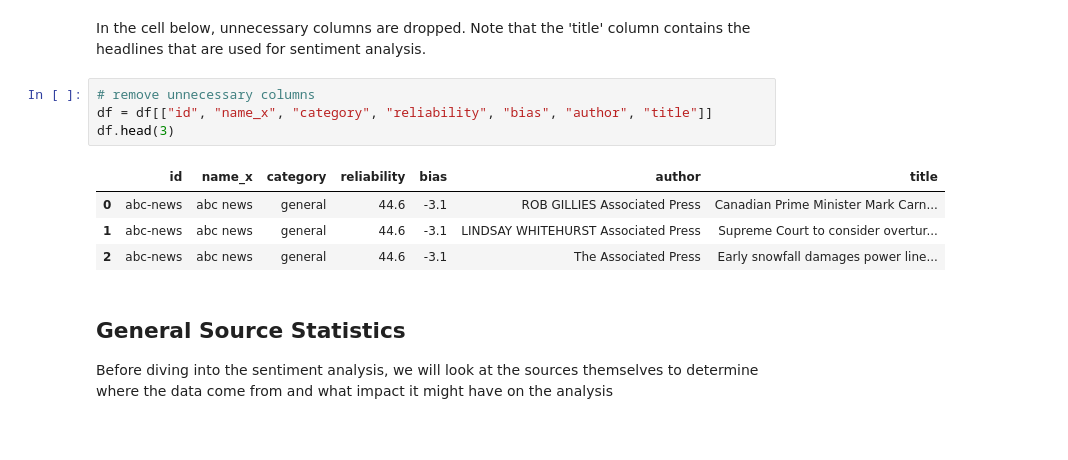
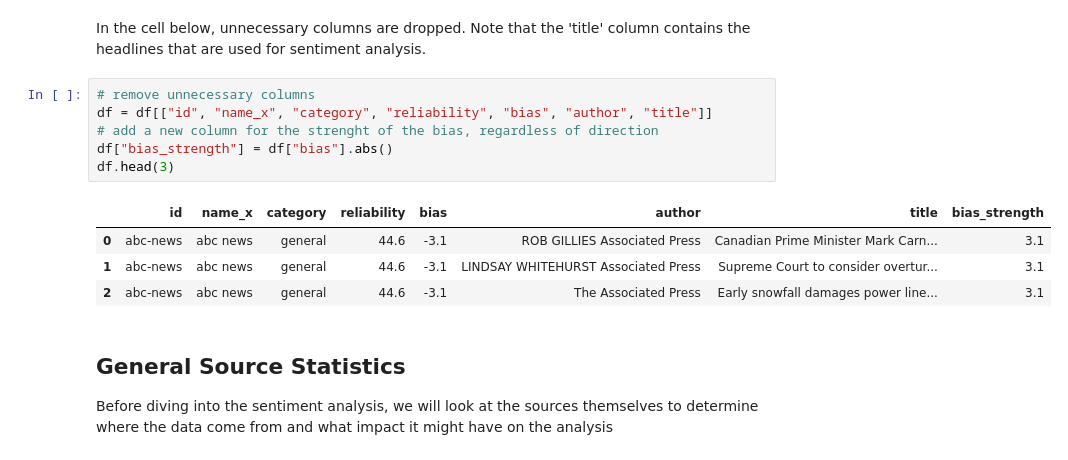
Before and after one commit to Joshua-Byrd/HeadlineAnalysis, a Jupyter notebook: notebooks/headline_analysis.ipynb, the cells around one changed output. Drawn from its saved outputs; the diff is of its cells as text.

```diff
--- a/notebooks/headline_analysis.ipynb
+++ b/notebooks/headline_analysis.ipynb
@@ -74,12 +74,14 @@ In the cell below, unnecessary columns are dropped. Note that the 'title' column
 # %%
 # remove unnecessary columns
 df = df[["id", "name_x", "category", "reliability", "bias", "author", "title"]]
+# add a new column for the strenght of the bias, regardless of direction
+df["bias_strength"] = df["bias"].abs()
 df.head(3)
 # %% [output]
-|  | id | name_x | category | reliability | bias | author | title |
-| 0 | abc-news | abc news | general | 44.6 | -3.1 | ROB GILLIES Associated Press | Canadian Prime Minister Mark Carn... |
-| 1 | abc-news | abc news | general | 44.6 | -3.1 | LINDSAY WHITEHURST Associated Press | Supreme Court to consider overtur... |
-| 2 | abc-news | abc news | general | 44.6 | -3.1 | The Associated Press | Early snowfall damages power line... |
+|  | id | name_x | category | reliability | bias | author | title | bias_strength |
+| 0 | abc-news | abc news | general | 44.6 | -3.1 | ROB GILLIES Associated Press | Canadian Prime Minister Mark Carn... | 3.1 |
+| 1 | abc-news | abc news | general | 44.6 | -3.1 | LINDSAY WHITEHURST Associated Press | Supreme Court to consider overtur... | 3.1 |
+| 2 | abc-news | abc news | general | 44.6 | -3.1 | The Associated Press | Early snowfall damages power line... | 3.1 |
 # %% [markdown]
 ## General Source Statistics
 Before diving into the sentiment analysis, we will look at the sources themselves to determine where the data come from and what impact it might have on the analysis
```
Also changed, not shown: parts of 15 cells of this notebook.
